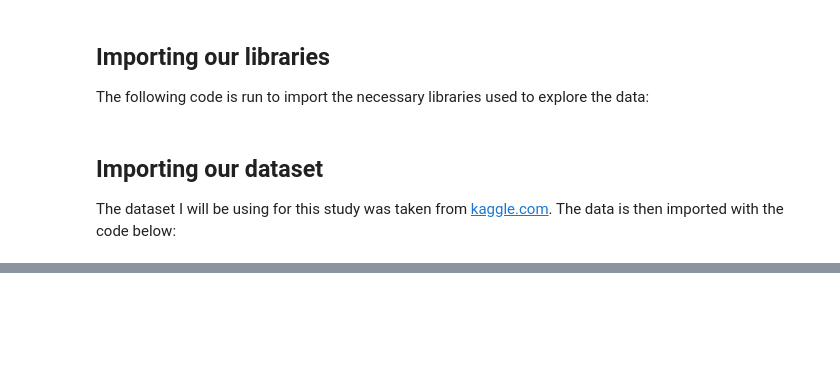
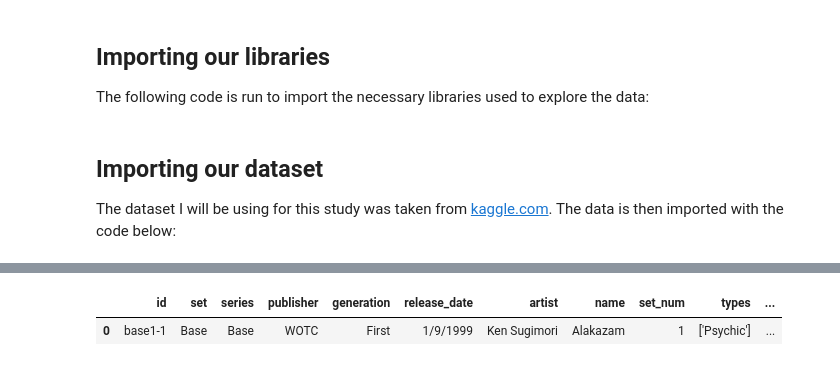
Before and after one commit to 0eef0/PokemonTCGData, a Jupyter notebook: Power Creep in the Pokemon TCG.ipynb, the cells around one changed output, grey strips where cells are left out. Drawn from its saved outputs; the diff is of its cells as text; code cells hidden in the pictures; blank space fills up the shorter version.

```diff
--- a/Power Creep in the Pokemon TCG.ipynb
+++ b/Power Creep in the Pokemon TCG.ipynb
@@ -30,2 +45,8 @@ df.head()
+# %%
+pd.set_option('display.max_columns', None)
+df.head(1)
+# %% [output]
+|  | id | set | series | publisher | generation | release_date | artist | name | set_num | types | ... |
+| 0 | base1-1 | Base | Base | WOTC | First | 1/9/1999 | Ken Sugimori | Alakazam | 1 | ['Psychic'] | ... |
 # %% [markdown]
 Let's also break down what all of the data in the dataset means.
```
Also changed, not shown: parts of 12 cells of this notebook, 1 other file.
